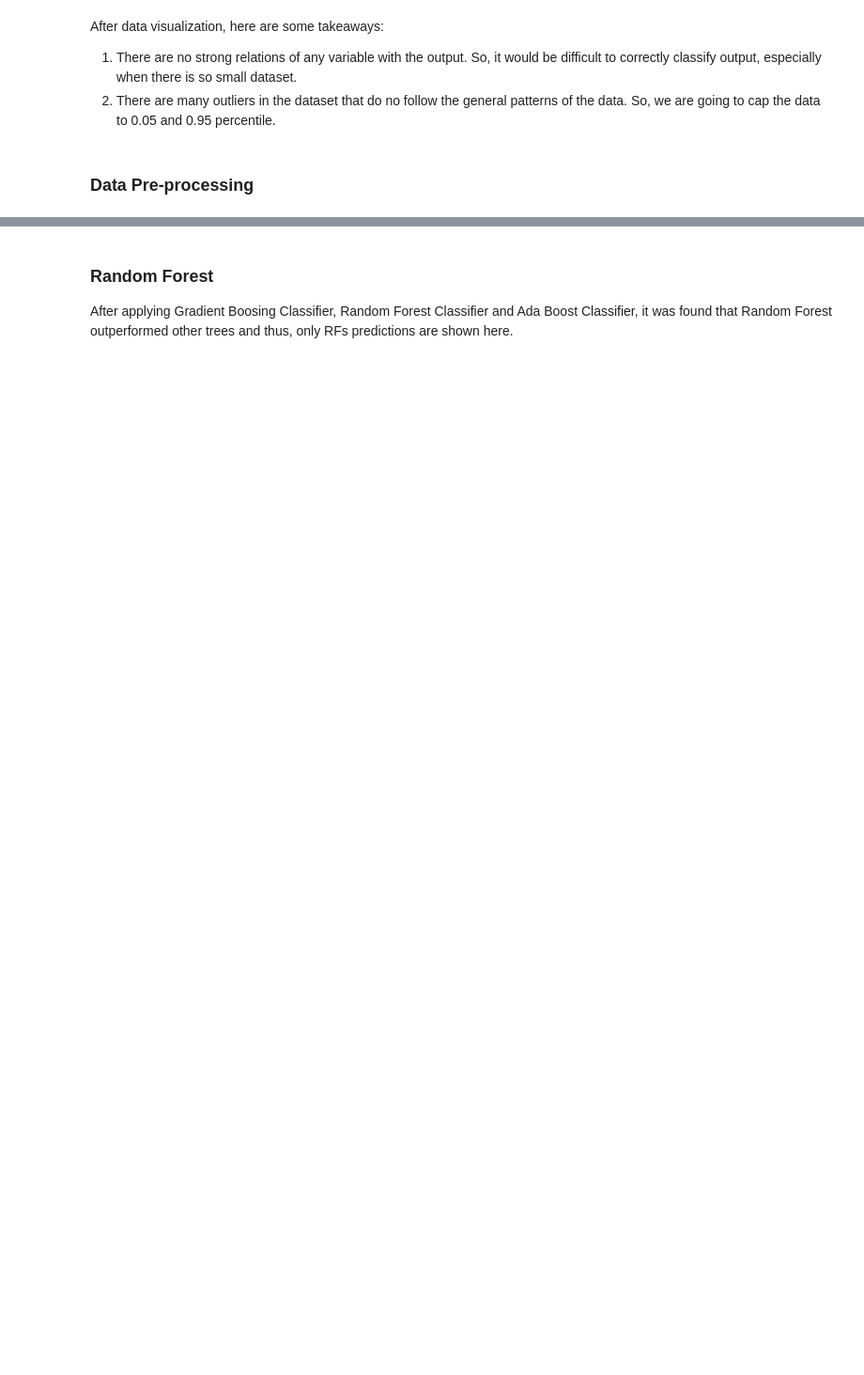
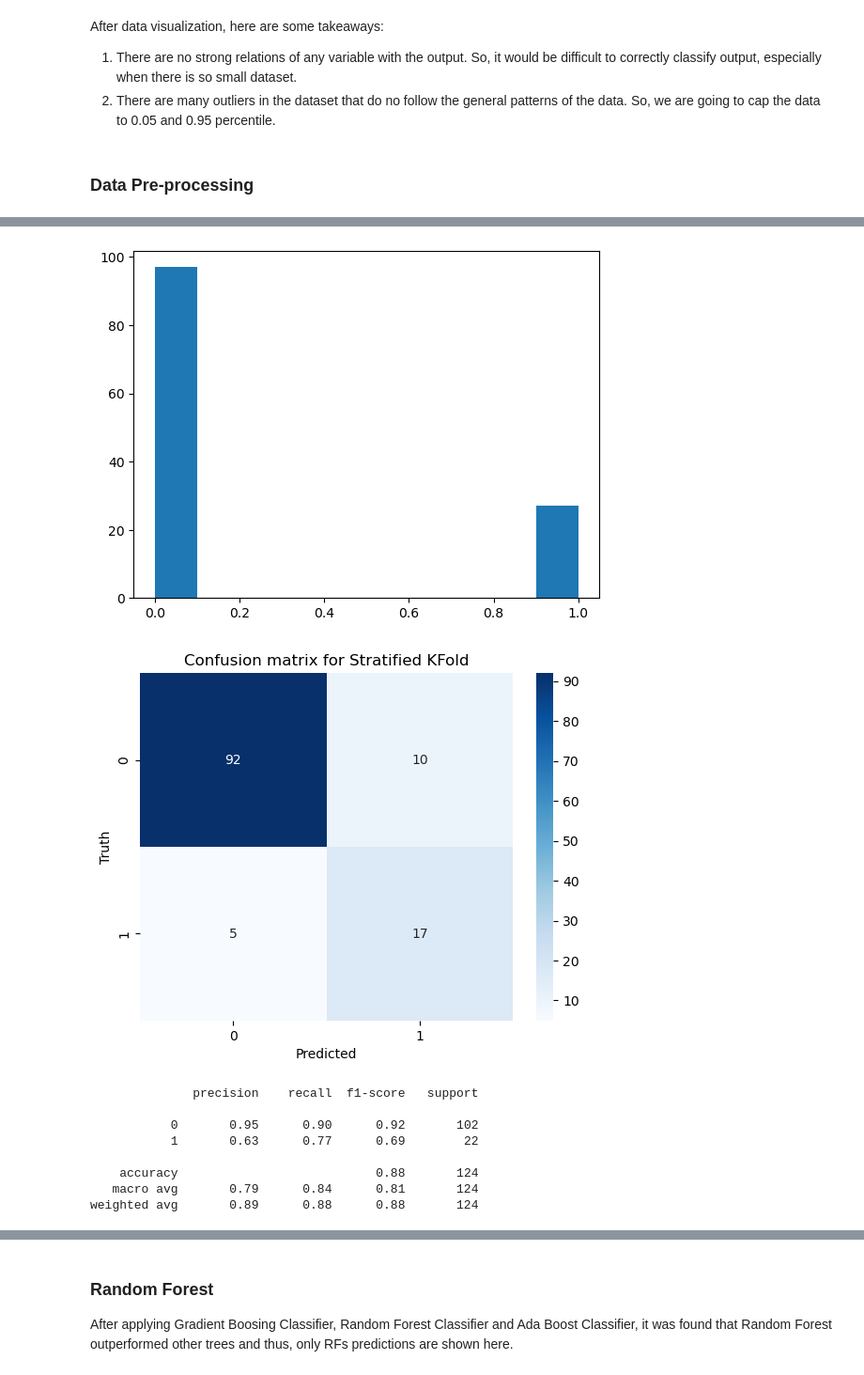
Before and after one commit to AseemShehzad/age-related-disease-prediction, a Jupyter notebook: predicting-diseases.ipynb, the cells around one changed output, grey strips where cells are left out. Shown: that part at 94% size. Saved outputs shown, nothing was run; the diff lists cells and outputs as text; code cells hidden in the pictures; blank space fills up the shorter version.

```diff
--- a/predicting-diseases.ipynb
+++ b/predicting-diseases.ipynb
@@ -69,7 +79,7 @@ train_num_features = scaler.fit_transform(train_num_features)
 train_num_features = pd.DataFrame(train_num_features, columns=num_cols)
 
 ### One-hot encoding the categorical features
-train_cat_features = pd.get_dummies(train_cat_features)
+train_cat_features = train_cat_features.map({'A': 0, 'B': 1})
 
 ### Concatenating the numerical and categorical features
 train_features = pd.concat([train_num_features, train_cat_features], axis=1)
@@ -162,12 +202,0 @@ train_features_capped = winsorize_df(train_features_capped)
-# %%
-# Split the data into train and test sets
-y = train_data['Class']
-X = train_features
-
-# Split the data into train and validation sets
-
-X_train, X_val, y_train, y_val = train_test_split(X, y, test_size=0.2, random_state=22)
-
-# Convert the data to TensorFlow tensors
-X_train = tf.convert_to_tensor(X_train, dtype=tf.float32)
-X_val = tf.convert_to_tensor(X_val, dtype=tf.float32)
@@ -173,0 +219,9 @@ X_val = tf.convert_to_tensor(X_val, dtype=tf.float32)
+# %%
+# Applying LazyClassifier
+from lazypredict.Supervised import LazyClassifier
+
+clf = LazyClassifier(verbose=0, ignore_warnings=True, custom_metric=None, predictions=True)
+
+models, predictions = clf.fit(X_train, X_val, y_train, y_val)
+
+models
@@ -173,0 +247,29 @@ X_val = tf.convert_to_tensor(X_val, dtype=tf.float32)
+# %%
+y_pred=predictions.LGBMClassifier
+
+# Plot the predicted probabilities histogram
+plt.hist(y_pred, bins=10)
+plt.show()
+y_pred = np.where(y_pred > 0.5, 1, 0)
+
+### Plotting a confusion matrix
+cm = confusion_matrix(y_val, y_pred)
+sns.heatmap(cm, annot=True, fmt='g', cmap='Blues')
+plt.xlabel('Predicted')
+plt.ylabel('Truth')
+plt.title('Confusion matrix for Stratified KFold')
+plt.show()
+
+### Printing the classification report
+print(classification_report(y_val, y_pred))
+# %% [output]
+[figure, added]
+[figure, added]
+              precision    recall  f1-score   support
+
+           0       0.95      0.90      0.92       102
+           1       0.63      0.77      0.69        22
+
+    accuracy                           0.88       124
+   macro avg       0.79      0.84      0.81       124
+weighted avg       0.89      0.88      0.88       124
```
Also changed, not shown: parts of 35 cells of this notebook, 2 other files.
